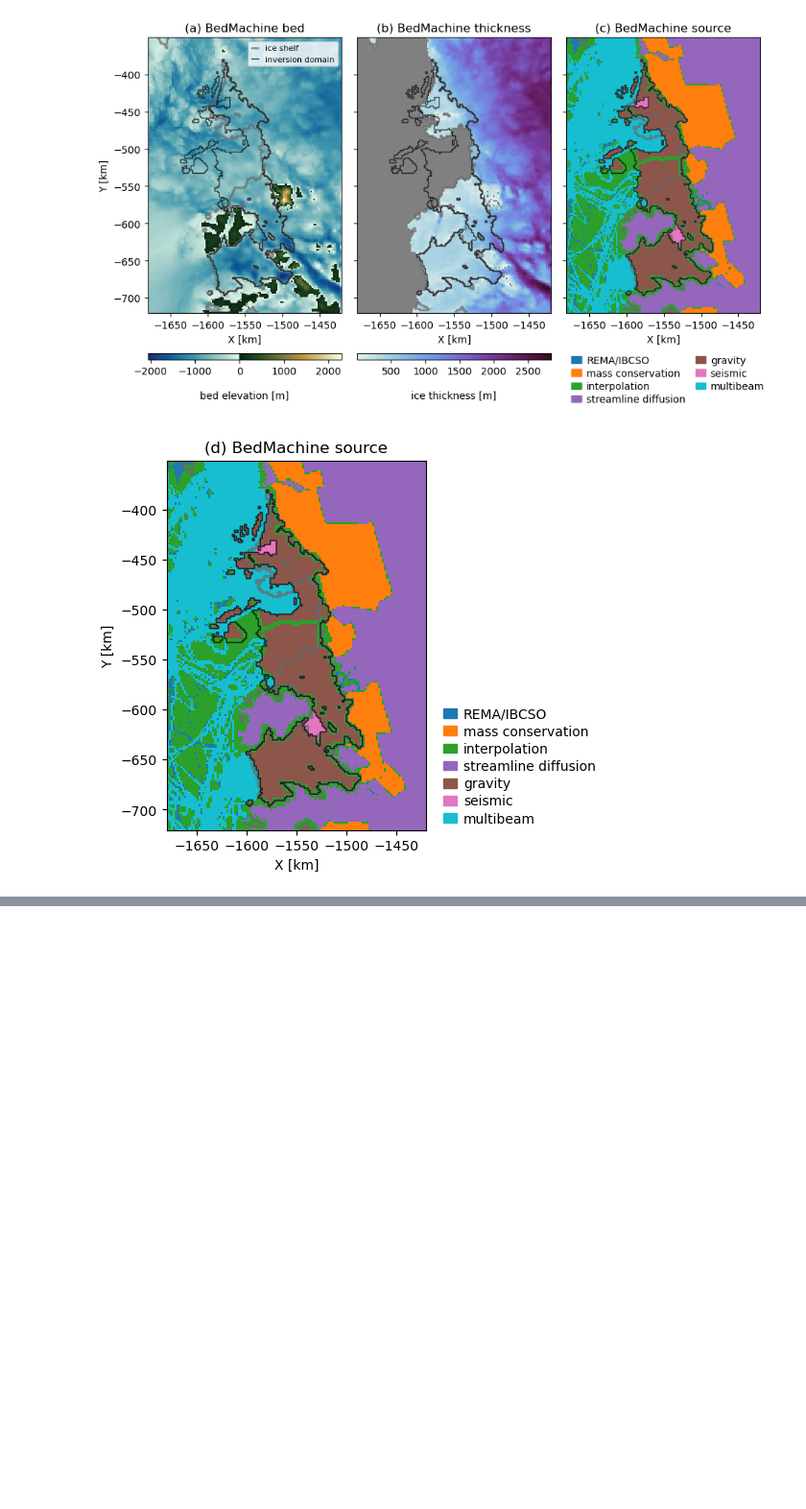
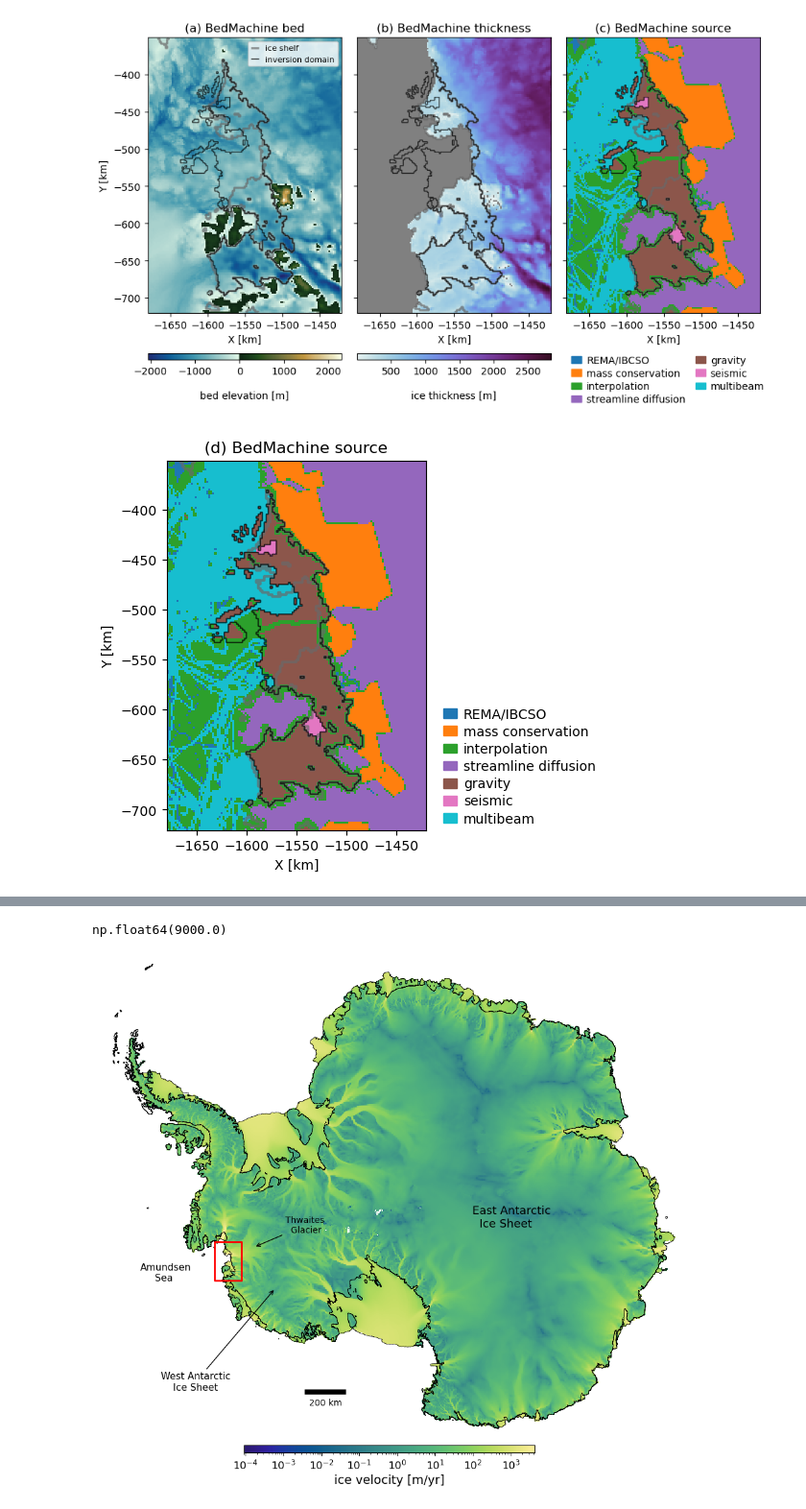
Before and after one commit to mjfield2/stochastic_bathymetry, a Jupyter notebook: intro_fig.ipynb, the cells around one changed output, grey strips where cells are left out. Shown at 96% size. Cells and saved outputs as stored; diff of their text form; code cells hidden in the pictures; blank space fills up the shorter version.

Commit message:
update figures

```diff
--- a/intro_fig.ipynb
+++ b/intro_fig.ipynb
@@ -50,6 +52,7 @@ moa_base = Path('raw_data/nsidc0730_MEASURES_MOA2014_v01')
 moa_tif = moa_base/'geotiff/moa750_2014_hp1_v01.tif'
 moa_coast_path = moa_base/'coastlines/moa2014_coastline_v01.shp'
 moa_gl_path = moa_base/'coastlines/moa2014_grounding_line_v01.shp'
+moa_island_path = moa_base/'coastlines/moa2014_islands_v01.shp'
 
 # grounding zone: https://nsidc.org/data/nsidc-0778/versions/1
 gzone_path = Path('raw_data/grounding_zone/Antarctic_GZ_2018_v01.0.shp')
@@ -535,0 +569,71 @@ trim_pdf(input_pdf, output_pdf, left, bottom, right, top)
+# %%
+vel.x.values[1]-vel.x.values[0]
+# %% [output]
+np.float64(9000.0)
+# %%
+vel = xr.open_dataset(vel_path)
+
+vel['MAG'] = (('y','x'), np.sqrt(vel['VX'].values**2+vel['VY'].values**2))
+vel['ANGLE'] = (('y','x'), np.arctan2(vel['VY'].values, vel['VX'].values))
+
+vel = vel.sel(x=slice(-2.85e6, 2.85e6), y=slice(2.35e6, -2.2e6))
+
+vel = vel.coarsen(x=20, y=20, boundary='trim').median()
+
+vel_vmin = vel.MAG.min().values
+vel_vmax = vel.MAG.max().values
+# %%
+xmaxkm = xmax/1000
+xminkm = xmin/1000
+yminkm = ymin/1000
+ymaxkm = ymax/1000
+# %%
+fig, ax = plt.subplots(1, 1, figsize=(12,12))
+#ax.pcolormesh(img.x/1000, img.y/1000, img, cmap='gray', vmin=12e3, vmax=17e3, rasterized=True, zorder=0)
+im = ax.pcolormesh(vel.x/1000, vel.y/1000, vel.MAG, norm=colors.LogNorm(vmin=vel_vmin, vmax=vel_vmax), alpha=1, cmap=vel_cmap, rasterized=True, zorder=1)
+ax.axis('scaled')
+
+glkm = moa_gl.to_crs('+proj=stere +lat_0=-90 +lat_ts=-71 +lon_0=0 +x_0=0 +y_0=0 +datum=WGS84 +units=km +no_defs +type=crs')
+glkm.plot(facecolor='none', edgecolor='k', ax=ax, linewidth=0.5)
+
+coastkm = moa_coast.to_crs('+proj=stere +lat_0=-90 +lat_ts=-71 +lon_0=0 +x_0=0 +y_0=0 +datum=WGS84 +units=km +no_defs +type=crs')
+coastkm.plot(facecolor='none', edgecolor='k', ax=ax, linewidth=0.5)
+
+islandkm = moa_island.to_crs('+proj=stere +lat_0=-90 +lat_ts=-71 +lon_0=0 +x_0=0 +y_0=0 +datum=WGS84 +units=km +no_defs +type=crs')
+islandkm.plot(facecolor='none', edgecolor='k', ax=ax, linewidth=0.5)
+
+cbar = plt.colorbar(im, ax=ax, pad=0.02, aspect=40, shrink=0.5, orientation='horizontal', location='bottom')
+cbar.ax.tick_params(labelsize=12)
+cbar.set_label(label='ice velocity [m/yr]', fontsize=14)
+
+# ax.yaxis.set_minor_locator(AutoMinorLocator())
+# ax.xaxis.set_minor_locator(AutoMinorLocator())
+# ax.tick_params(axis='both', which='major', labelsize=12)
+# ax.tick_params(axis='both', which='minor', labelsize=12)
+# ax.tick_params(which='major', length=7)
+# ax.tick_params(which='minor', length=3)
+# ax.spines[:].set_linewidth(1)
+ax.set_axis_off()
+
+ax.set_xlabel('X [km]', fontsize=14)
+ax.set_ylabel('Y [km]', fontsize=14)
+
+rect = Rectangle((xminkm, yminkm), xmaxkm-xminkm, ymaxkm-yminkm)
+collection = PatchCollection([rect], edgecolor='r', facecolor='none', linewidth=2)
+ax.add_collection(collection)
+
+scalebar = ScaleBar(0.5, "km", length_fraction=0.1, location='lower left', bbox_to_anchor=(0.35, 0.05),
+    bbox_transform=ax.transAxes)
+ax.add_artist(scalebar)
+
+# ax.text(-1400, -330, 'Thwaites\n  Glacier', color='k', fontsize=8, ha='left', va='top')
+ax.text(-2400, -550, 'Amundsen\n     Sea', color='k', fontsize=11, ha='left', va='top')
+ax.text(800, 0, 'East Antarctic\n  Ice Sheet', color='k', fontsize=13, ha='left', va='top')
+# ax.text(-1400, -800, 'West Antarctic\n    Ice Sheet', color='k', fontsize=11, ha='left', va='top')
+ax.annotate('Thwaites\n  Glacier', xy=(-1300, -400), xytext=(-1000, -100), arrowprops=black_arrow, color='k', fontsize=10, ha='left', va='top')
+ax.annotate('West Antarctic\n    Ice Sheet', xy=(-1100, -800), xytext=(-2200, -1600), arrowprops=black_arrow, color='k', fontsize=11, ha='left', va='top')
+
+plt.savefig('figures/full_velocity_map.png', dpi=300, bbox_inches='tight')
+plt.show()
+# %% [output]
+[figure, added]
```
Also changed, not shown: parts of 9 cells of this notebook, 9 other files.
